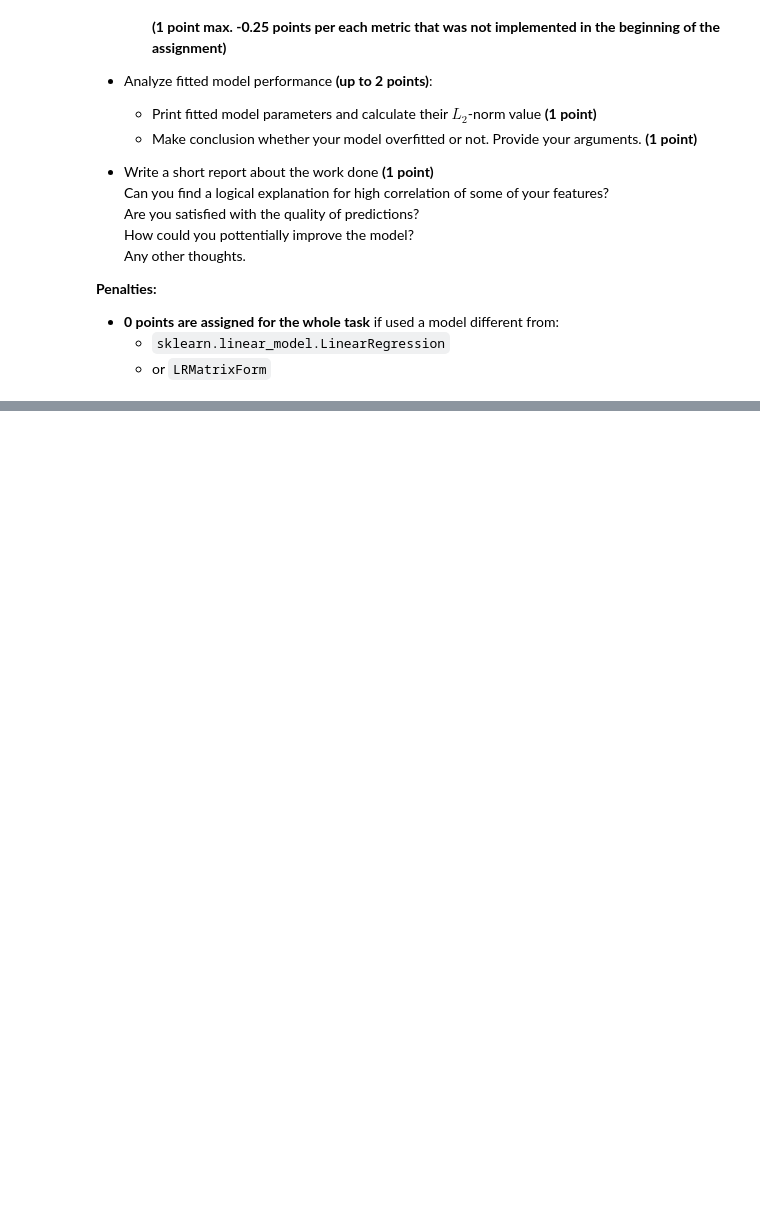
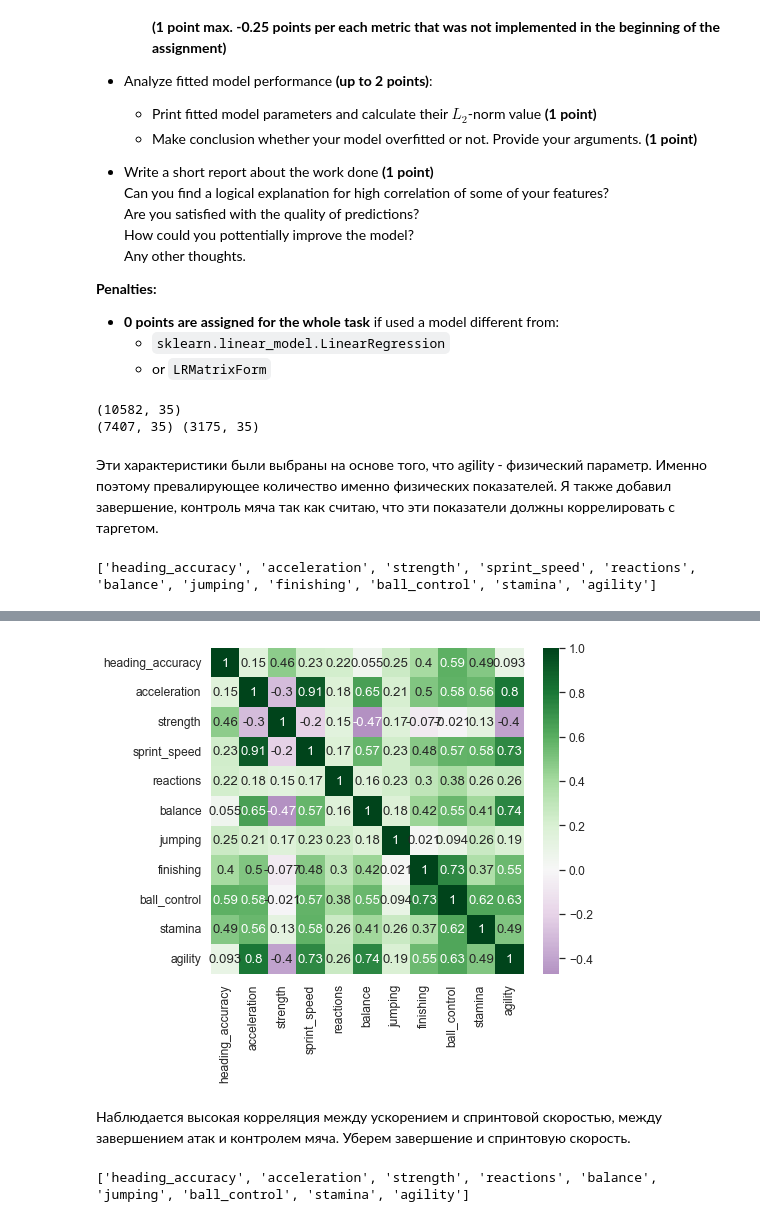
Before and after one commit to Wilyam08/RS_ML_1, a Jupyter notebook: linear_regression.ipynb, the cells around one changed output, grey strips where cells are left out. Cells and saved outputs as stored; diff of their text form; code cells hidden in the pictures; blank space fills up the shorter version.

```diff
--- a/linear_regression.ipynb
+++ b/linear_regression.ipynb
@@ -1575,3 +1591,29 @@ Steps you need to follow:
 - **0 points are assigned for the whole task** if used a model different from:
     - `sklearn.linear_model.LinearRegression`
     - or `LRMatrixForm`
+# %%
+print(df.shape)
+ix_split = int(0.7 * df.shape[0])
+DF_TRAIN = df.iloc[:ix_split].copy()
+DF_TEST = df.iloc[ix_split:].copy()
+print(DF_TRAIN.shape, DF_TEST.shape)
+# %% [output]
+(10582, 35)
+(7407, 35) (3175, 35)
+# %%
+target = 'agility'
+features = ['heading_accuracy', 'acceleration', 'strength', 'sprint_speed','reactions','balance','jumping','finishing','ball_control','stamina']
+x_train, y_train, x_test, y_test = get_train_test_data(features, target)
+# %% [markdown]
+Эти характеристики были выбраны на основе того, что agility - физический параметр. Именно поэтому превалирующее количество именно физических показателей. Я также добавил завершение, контроль мяча так как считаю, что эти показатели должны коррелировать с таргетом.
+# %%
+cols = features + [target]
+print(cols)
+# %% [output]
+['heading_accuracy', 'acceleration', 'strength', 'sprint_speed', 'reactions', 'balance', 'jumping', 'finishing', 'ball_control', 'stamina', 'agility']
+# %%
+correlation_matrix = DF_TRAIN[cols].corr()
+
+display(correlation_matrix)
+sns.heatmap(correlation_matrix, center = 0.00, cmap = 'PRGn', annot = True);
+# %% [output]
@@ -1577,0 +1632,3 @@ Steps you need to follow:
+[figure, added]
+# %% [markdown]
+Наблюдается высокая корреляция между ускорением и спринтовой скоростью, между завершением атак и контролем мяча. Уберем завершение и спринтовую скорость.
@@ -1577,0 +1639,5 @@ Steps you need to follow:
+# %%
+cols = features + [target]
+print(cols)
+# %% [output]
+['heading_accuracy', 'acceleration', 'strength', 'reactions', 'balance', 'jumping', 'ball_control', 'stamina', 'agility']
```
Also changed, not shown: parts of 13 cells of this notebook.
